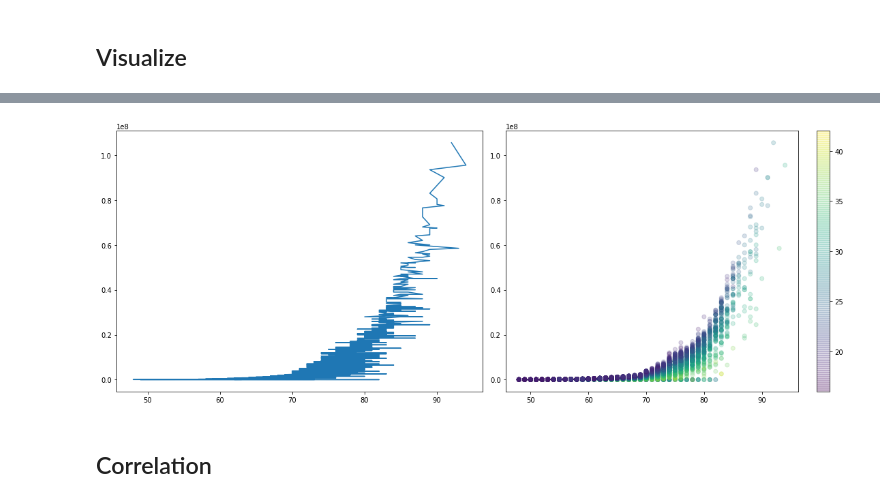
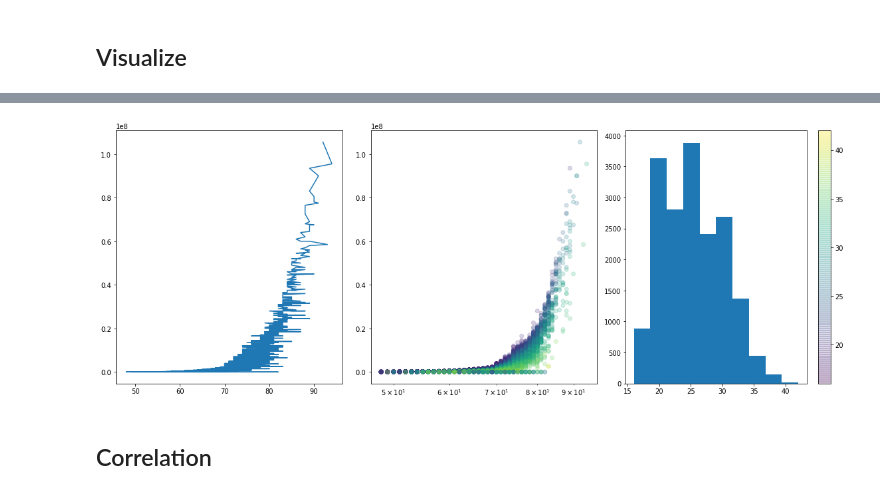
Before and after one commit to afflint/mastercobra, a Jupyter notebook: exploration.ipynb, the cells around one changed output, grey strips where cells are left out. Cells and saved outputs as stored; diff of their text form; code cells hidden in the pictures.

```diff
--- a/exploration.ipynb
+++ b/exploration.ipynb
@@ -173,4 +193,4 @@ E = S.groupby(['short_name', 'club']).agg(
 # %% [markdown]
 ## Visualize
 # %%
-X = S.sort_values(by='value_eur', ascending=True)
+X = S.sort_values(by='value_eur', ascending=False)
@@ -177,11 +207,13 @@ X = S.sort_values(by='value_eur', ascending=True)
 # %%
-fig, ax = plt.subplots(figsize=(16, 6), nrows=1, ncols=2)
+fig, ax = plt.subplots(figsize=(16, 6), nrows=1, ncols=3)
 ax[0].plot(X.overall.values, X.value_eur.values)
 im = ax[1].scatter(X.overall.values, X.value_eur.values, alpha=0.2, c=X.age)
+ax[1].set_xscale('log')
+ax[2].hist(X.age)
 fig.colorbar(im)
 plt.tight_layout()
 plt.show()
 # %% [output]
-[figure, old version]
+[figure, new version]
 # %% [markdown]
 ## Correlation
```
Also changed, not shown: parts of 16 cells of this notebook, 2 other files.
